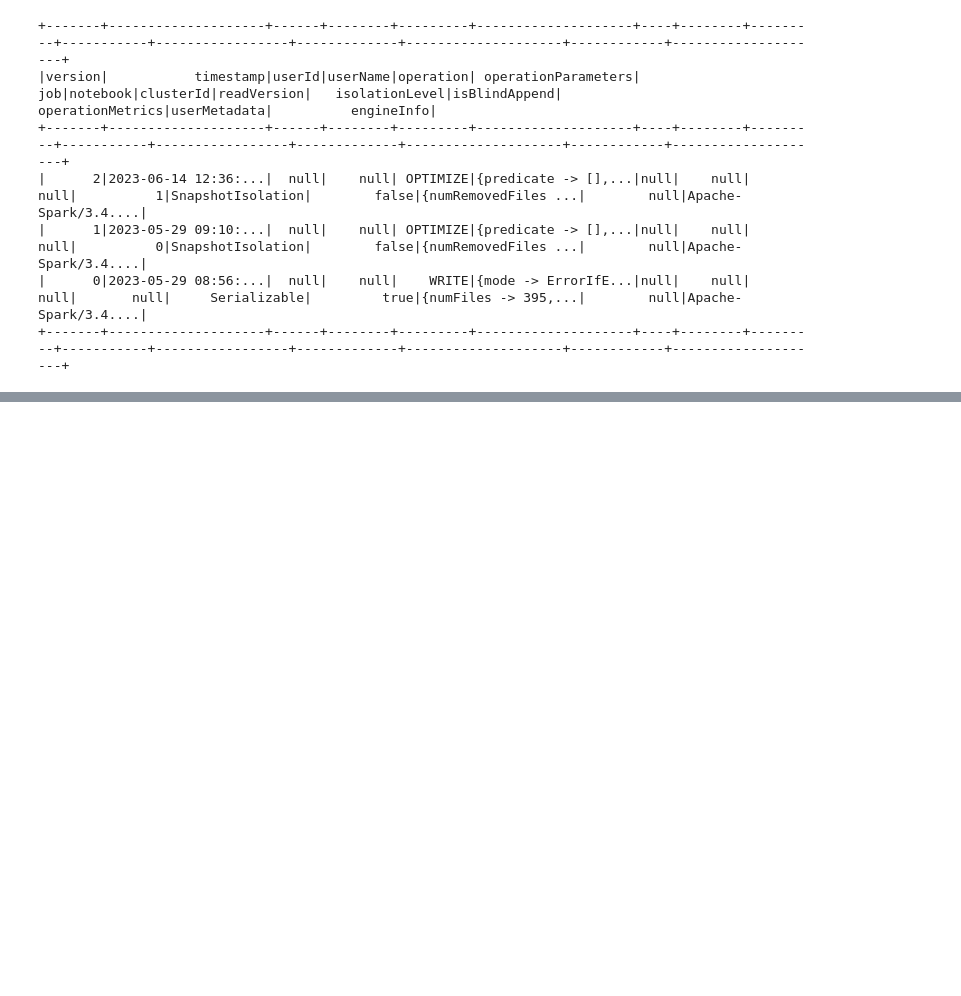
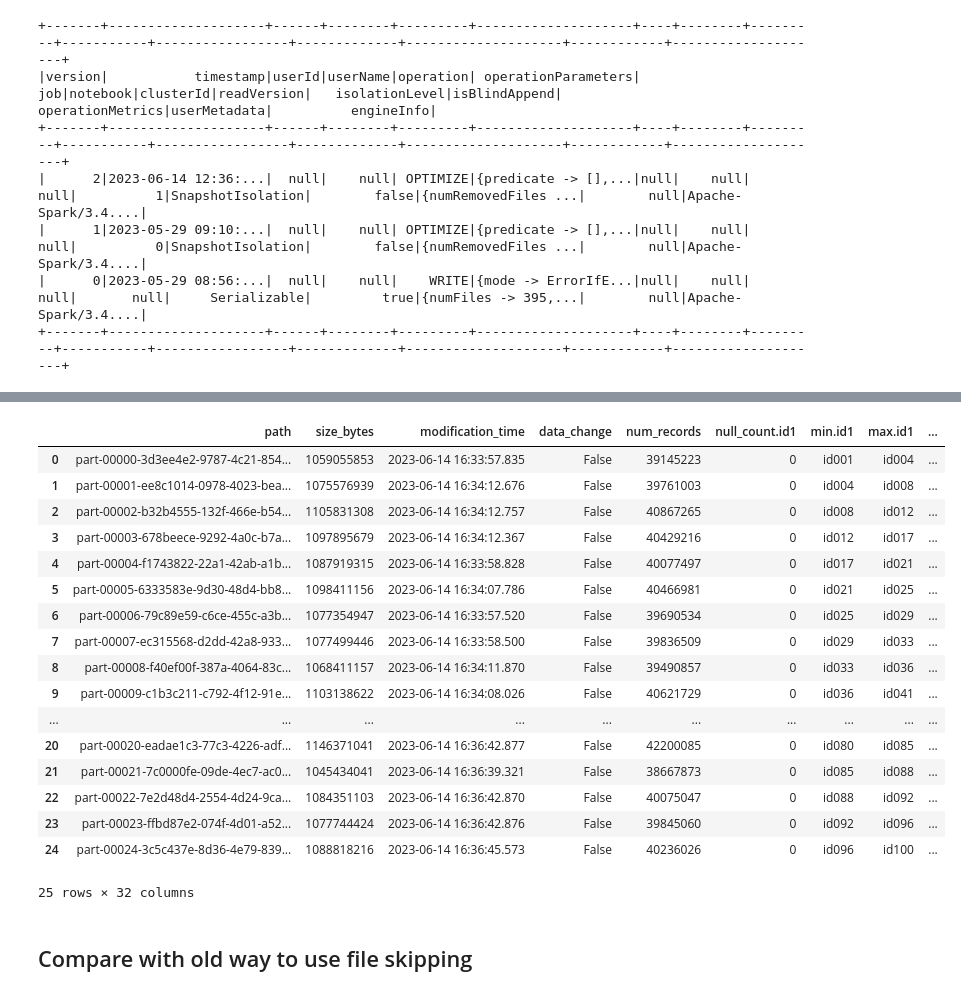
Before and after one commit to delta-io/delta-examples, a Jupyter notebook: notebooks/python-deltalake/csv-parquet-delta-lake.ipynb, the cells around one changed output, grey strips where cells are left out. Drawn from its saved outputs; the diff is of its cells as text; code cells hidden in the pictures; blank space fills up the shorter version.

```diff
--- a/notebooks/python-deltalake/csv-parquet-delta-lake.ipynb
+++ b/notebooks/python-deltalake/csv-parquet-delta-lake.ipynb
@@ -265,2 +312,25 @@ Wall time: 1min 6s
+# %%
+DeltaTable(f"{Path.home()}/data/deltalake_baseline_G1_1e9_1e2_0_0", version=2).get_add_actions(flatten=True).to_pandas()
+# %% [output]
+|  | path | size_bytes | modification_time | data_change | num_records | null_count.id1 | min.id1 | max.id1 | ... |
+| 0 | part-00000-3d3ee4e2-9787-4c21-854... | 1059055853 | 2023-06-14 16:33:57.835 | False | 39145223 | 0 | id001 | id004 | ... |
+| 1 | part-00001-ee8c1014-0978-4023-bea... | 1075576939 | 2023-06-14 16:34:12.676 | False | 39761003 | 0 | id004 | id008 | ... |
+| 2 | part-00002-b32b4555-132f-466e-b54... | 1105831308 | 2023-06-14 16:34:12.757 | False | 40867265 | 0 | id008 | id012 | ... |
+| 3 | part-00003-678beece-9292-4a0c-b7a... | 1097895679 | 2023-06-14 16:34:12.367 | False | 40429216 | 0 | id012 | id017 | ... |
+| 4 | part-00004-f1743822-22a1-42ab-a1b... | 1087919315 | 2023-06-14 16:33:58.828 | False | 40077497 | 0 | id017 | id021 | ... |
+| 5 | part-00005-6333583e-9d30-48d4-bb8... | 1098411156 | 2023-06-14 16:34:07.786 | False | 40466981 | 0 | id021 | id025 | ... |
+| 6 | part-00006-79c89e59-c6ce-455c-a3b... | 1077354947 | 2023-06-14 16:33:57.520 | False | 39690534 | 0 | id025 | id029 | ... |
+| 7 | part-00007-ec315568-d2dd-42a8-933... | 1077499446 | 2023-06-14 16:33:58.500 | False | 39836509 | 0 | id029 | id033 | ... |
+| 8 | part-00008-f40ef00f-387a-4064-83c... | 1068411157 | 2023-06-14 16:34:11.870 | False | 39490857 | 0 | id033 | id036 | ... |
+| 9 | part-00009-c1b3c211-c792-4f12-91e... | 1103138622 | 2023-06-14 16:34:08.026 | False | 40621729 | 0 | id036 | id041 | ... |
+| ... | ... | ... | ... | ... | ... | ... | ... | ... | ... |
+| 20 | part-00020-eadae1c3-77c3-4226-adf... | 1146371041 | 2023-06-14 16:36:42.877 | False | 42200085 | 0 | id080 | id085 | ... |
+| 21 | part-00021-7c0000fe-09de-4ec7-ac0... | 1045434041 | 2023-06-14 16:36:39.321 | False | 38667873 | 0 | id085 | id088 | ... |
+| 22 | part-00022-7e2d48d4-2554-4d24-9ca... | 1084351103 | 2023-06-14 16:36:42.870 | False | 40075047 | 0 | id088 | id092 | ... |
+| 23 | part-00023-ffbd87e2-074f-4d01-a52... | 1077744424 | 2023-06-14 16:36:42.876 | False | 39845060 | 0 | id092 | id096 | ... |
+| 24 | part-00024-3c5c437e-8d36-4e79-839... | 1088818216 | 2023-06-14 16:36:45.573 | False | 40236026 | 0 | id096 | id100 | ... |
+25 rows × 32 columns
+# %% [markdown]
+## Compare with old way to use file skipping
 # %%
 import pyarrow.dataset as ds
```
Also changed, not shown: parts of 26 cells of this notebook, 2 other files.
